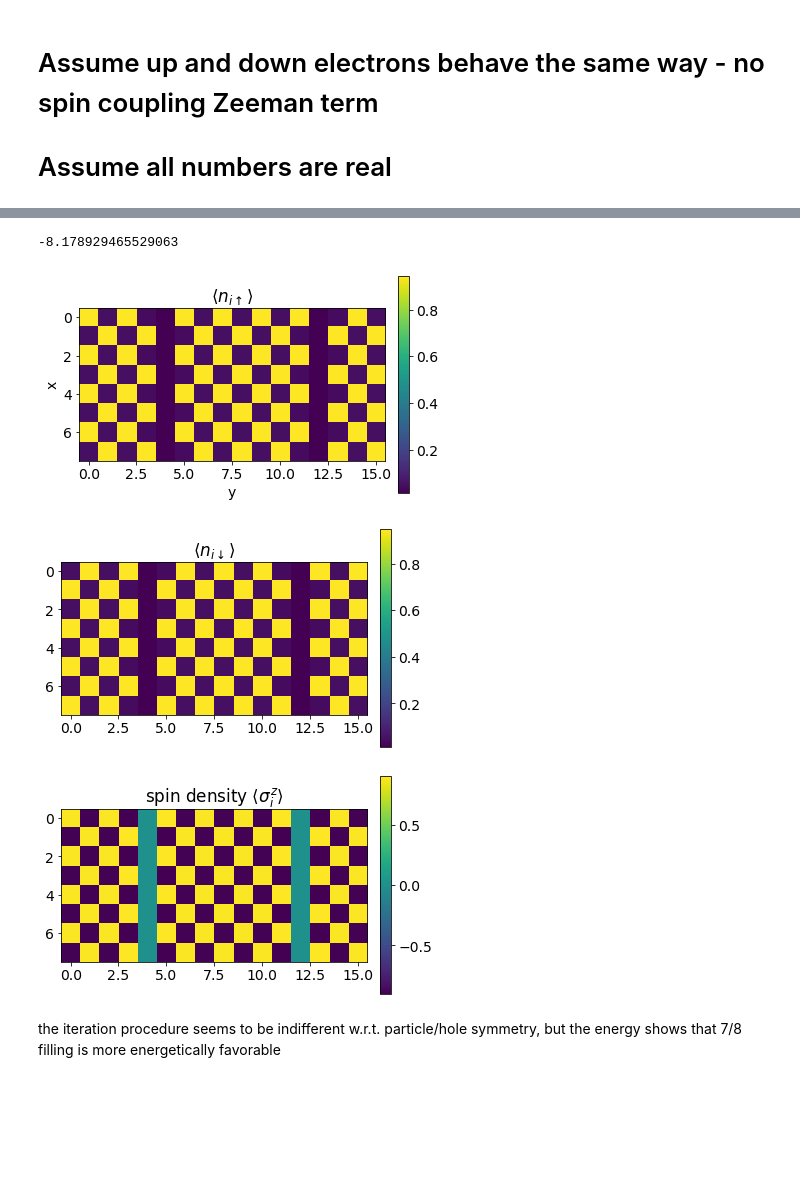
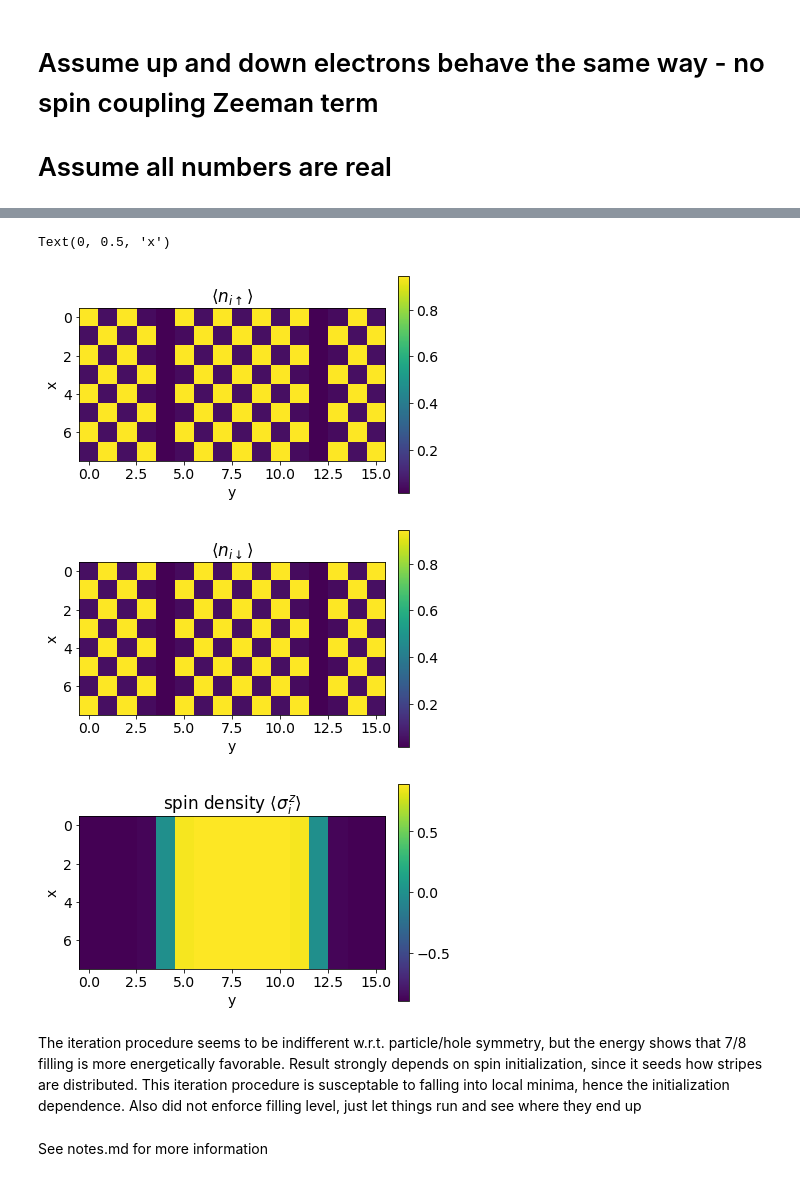
Before and after one commit to katherineding/mean-field, a Jupyter notebook: Mean-Field.ipynb, the cells around one changed output, grey strips where cells are left out. Drawn from its saved outputs; the diff is of its cells as text; code cells hidden in the pictures; blank space fills up the shorter version.

Commit message:
add tom bilayer code, finish my single layer implement, add discussion notes

```diff
--- a/Mean-Field.ipynb
+++ b/Mean-Field.ipynb
@@ -165,4 +210,5 @@ def Make_Nup(E,Umat):
     return np.sum((Umat**2) * Fermi_Dist(E,beta),axis=1)
 # %%
 def Make_Ndn(E,Vmat):
+    '''Get <n_i,dn> from eigenvectors and eigenvalues'''
     return np.sum((Vmat**2) * (1-Fermi_Dist(E,beta)),axis=1)
@@ -231,5 +279,5 @@ init <sigma> = [ 1.00000000e-01 -1.00000000e-01  1.00000000e-01 -1.00000000e-01
 # %%
-maxiter = 40
+maxiter = 19
 nit = 0;
 while nit < maxiter:
     eigvals,eigvecs = la.eigh(H)
@@ -242,20 +290,20 @@ while nit < maxiter:
     n_up = Make_Nup(eigvals,Umat);
     n_dn = Make_Ndn(eigvals,Vmat);
     n_new = n_up + n_dn;
-    print('energy[0]',eigvals[0],'nup[0]',n_up[0],'ndn[0]',n_dn[0])
+    print(f'iter {nit} \t lowest energy = {eigvals[0]}')
     sigma_new = n_up - n_dn;
-    Delta_new = Make_Delta_ij(Vd,eigvals,Umat,Vmat,beta);
-    #Delta_new = np.zeros((N,N),dtype=float)
-    #Delta_new[ilist,jlist] = Delta_full[ilist,jlist]
+    Delta_full = Make_Delta_ij(Vd,eigvals,Umat,Vmat,beta);
+    Delta_new = np.zeros((N,N),dtype=float)
+    Delta_new[ilist,jlist] = Delta_full[ilist,jlist]
 
     change = la.norm(n_new-n),la.norm(sigma_new-sigma)
-    print(np.mean(n_new-n))
 
     if np.max(change) < 1e-3:
         break
     else:
         Delta = Delta_new
         n = n_new;
+        #print(n)
         sigma = sigma_new
         H = Build_H(Delta,n,sigma)
 
@@ -266,15 +314,32 @@ if nit >= maxiter:
     print('no convergence')
 else:
     print(f'converged after {nit} iterations')
+
+
+
+#Hamiltonian
+H = Build_H(Delta,n,sigma)
+eigvals,eigvecs = la.eigh(H)
+#Take positive eigenvals and corresponding eigenvecs
+Umat = eigvecs[:N,:] #first N rows
+Vmat = eigvecs[N:,:] #last N rows
 #plt.figure();
-#plt.imshow(Delta);
-#plt.title('Delta matrix');plt.colorbar()
+#plt.imshow(eigvecs)
+
+n_up = Make_Nup(eigvals,Umat);
+n_dn = Make_Ndn(eigvals,Vmat);
+n = n_up + n_dn;
+print(f'iter {nit} \t lowest energy = {eigvals[0]}')
+sigma = n_up - n_dn;
+Delta = Make_Delta_ij(Vd,eigvals,Umat,Vmat,beta);
+
+plt.figure();
+plt.imshow(Delta);
+plt.title('Delta matrix');plt.colorbar()
 
 print(f'<n> = {np.mean(n)}')
 print(f'<sigma> = {sigma}')
 
-#Hamiltonian
-H = Build_H(Delta,n,sigma)
 #plt.figure();
 #plt.imshow(H);plt.colorbar()
 #plt.title("Hamiltonian")
@@ -307,31 +373,36 @@ energy[0] -7.699922359012986 nup[0] 0.9445974351011268 ndn[0] 0.0552934353644902
 # %%
 up_occ = np.zeros((Nx,Ny),dtype=float)
 down_occ = np.zeros((Nx,Ny),dtype=float)
 sigma_2d = np.zeros((Nx,Ny),dtype=float)
-print(eigvals[0])
 
 for ntotal in range(N):
     x = ntotal % Nx;
     y = ntotal // Nx;
     up_occ[x,y] = n_up[ntotal]
     down_occ[x,y] = n_dn[ntotal]
-    sigma_2d[x,y] = sigma_new[ntotal]
+    sigma_2d[x,y] = sigma_new[ntotal] *(-1)**(x+y+1)
 
 plt.figure();plt.imshow(up_occ);
 plt.colorbar(fraction=0.046, pad=0.04);
 plt.title(r'$\langle n_{i\uparrow}\rangle$')
 plt.xlabel('y')
 plt.ylabel('x')
 plt.figure();plt.imshow(down_occ);
 plt.colorbar(fraction=0.046, pad=0.04)
 plt.title(r'$\langle n_{i\downarrow}\rangle$')
+plt.xlabel('y')
+plt.ylabel('x')
 plt.figure();plt.imshow(sigma_2d);
 plt.colorbar(fraction=0.046, pad=0.04)
 plt.title(r'spin density $\langle \sigma_i^z\rangle$');
+plt.xlabel('y')
+plt.ylabel('x')
 # %% [output]
--8.178929465529063
+Text(0, 0.5, 'x')
 [figure]
-[figure, old version]
+[figure, new version]
-[figure, old version]
+[figure, new version]
 # %% [markdown]
-the iteration procedure seems to be indifferent w.r.t. particle/hole symmetry, but the energy shows that 7/8 filling is more energetically favorable
+The iteration procedure seems to be indifferent w.r.t. particle/hole symmetry, but the energy shows that 7/8 filling is more energetically favorable. Result strongly depends on spin initialization, since it seeds how stripes are distributed. This iteration procedure is susceptable to falling into local minima, hence the initialization dependence. Also did not enforce filling level, just let things run and see where they end up
+# %% [markdown]
+See notes.md for more information
```
Also changed, not shown: parts of 15 cells of this notebook, 3 other files.
